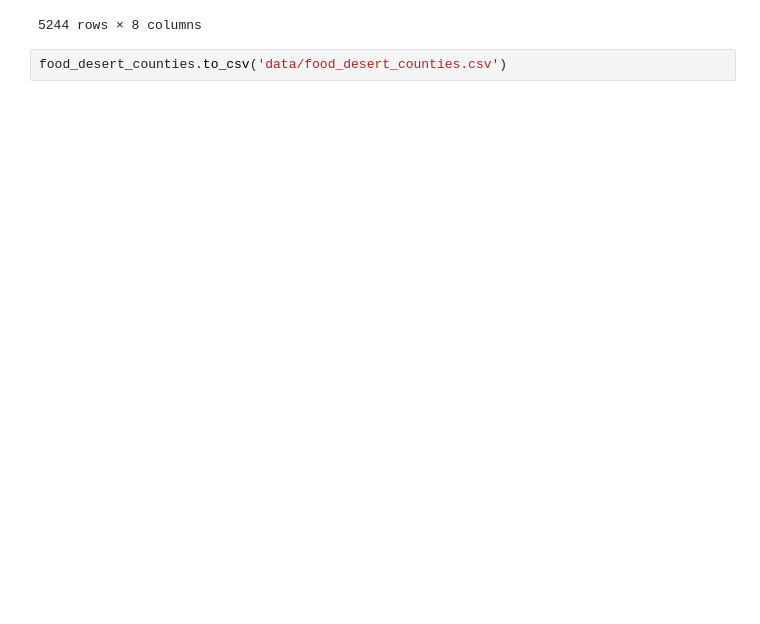
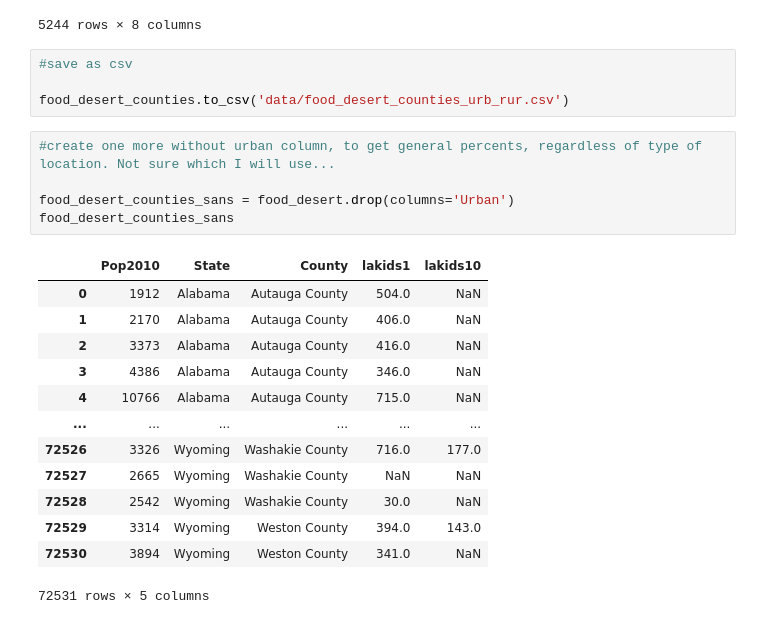
Before and after one commit to rghertel/USA_children_food_insecurity, a Jupyter notebook: food desert.ipynb, the cells around one changed output. Drawn from its saved outputs; the diff is of its cells as text; blank space fills up the shorter version.

```diff
--- a/food desert.ipynb
+++ b/food desert.ipynb
@@ -91,5 +91,26 @@ food_desert_counties
 | 5044 | Weston County | Wyoming | 0 | 3314 | 394.0 | 143.0 | 0.12 | 0.04 |
 | 5045 | Weston County | Wyoming | 1 | 3894 | 341.0 | 0.0 | 0.09 | 0.00 |
 5244 rows × 8 columns
-# %%
-food_desert_counties.to_csv('data/food_desert_counties.csv')
+# %%
+#save as csv
+
+food_desert_counties.to_csv('data/food_desert_counties_urb_rur.csv')
+# %%
+#create one more without urban column, to get general percents, regardless of type of location. Not sure which I will use...
+
+food_desert_counties_sans = food_desert.drop(columns='Urban')
+food_desert_counties_sans
+# %% [output]
+|  | Pop2010 | State | County | lakids1 | lakids10 |
+| 0 | 1912 | Alabama | Autauga County | 504.0 | NaN |
+| 1 | 2170 | Alabama | Autauga County | 406.0 | NaN |
+| 2 | 3373 | Alabama | Autauga County | 416.0 | NaN |
+| 3 | 4386 | Alabama | Autauga County | 346.0 | NaN |
+| 4 | 10766 | Alabama | Autauga County | 715.0 | NaN |
+| ... | ... | ... | ... | ... | ... |
+| 72526 | 3326 | Wyoming | Washakie County | 716.0 | 177.0 |
+| 72527 | 2665 | Wyoming | Washakie County | NaN | NaN |
+| 72528 | 2542 | Wyoming | Washakie County | 30.0 | NaN |
+| 72529 | 3314 | Wyoming | Weston County | 394.0 | 143.0 |
+| 72530 | 3894 | Wyoming | Weston County | 341.0 | NaN |
+72531 rows × 5 columns
```
Also changed, not shown: parts of 3 cells of this notebook, 4 other files.
